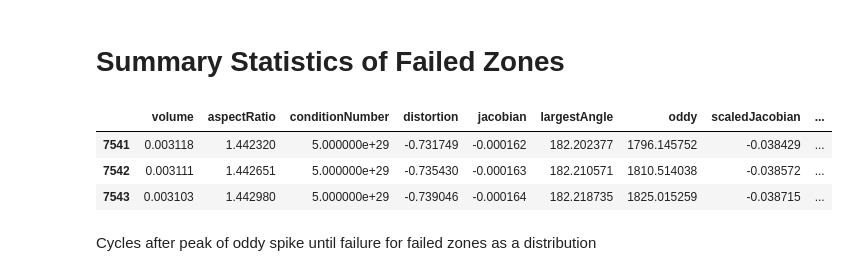
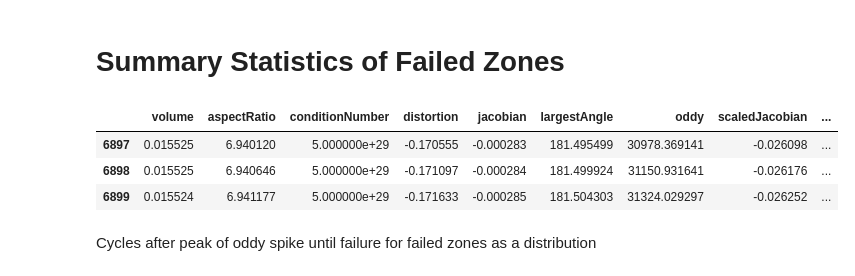
Before and after one commit to LLNL-Collaboration/BYU_Alkemi_2017, a Jupyter notebook: MattScripts/FZ1.ipynb, the cells around one changed output. Drawn from its saved outputs; the diff is of its cells as text; code cells hidden in the pictures.

```diff
--- a/MattScripts/FZ1.ipynb
+++ b/MattScripts/FZ1.ipynb
@@ -9,18 +9,18 @@ import random
 # %%
 def my_read_file(num):
     '''This function is for reading in the csv's and panda data frames
     '''
     filename = "fail_data_" + str(num) + ".csv"
     data = pd.read_csv(filename)
     return data
-num = 98
+num = 0
 df = my_read_file(num)
 df.tail(3)
 # %% [output]
 |  | volume | aspectRatio | conditionNumber | distortion | jacobian | largestAngle | oddy | scaledJacobian | ... |
-| 7541 | 0.003118 | 1.442320 | 5.000000e+29 | -0.731749 | -0.000162 | 182.202377 | 1796.145752 | -0.038429 | ... |
-| 7542 | 0.003111 | 1.442651 | 5.000000e+29 | -0.735430 | -0.000163 | 182.210571 | 1810.514038 | -0.038572 | ... |
-| 7543 | 0.003103 | 1.442980 | 5.000000e+29 | -0.739046 | -0.000164 | 182.218735 | 1825.015259 | -0.038715 | ... |
+| 6897 | 0.015525 | 6.940120 | 5.000000e+29 | -0.170555 | -0.000283 | 181.495499 | 30978.369141 | -0.026098 | ... |
+| 6898 | 0.015525 | 6.940646 | 5.000000e+29 | -0.171097 | -0.000284 | 181.499924 | 31150.931641 | -0.026176 | ... |
+| 6899 | 0.015524 | 6.941177 | 5.000000e+29 | -0.171633 | -0.000285 | 181.504303 | 31324.029297 | -0.026252 | ... |
 # %% [markdown]
 Cycles after peak of oddy spike until failure for failed zones as a distribution
 # %%
```
Also changed, not shown: parts of 14 cells of this notebook.
